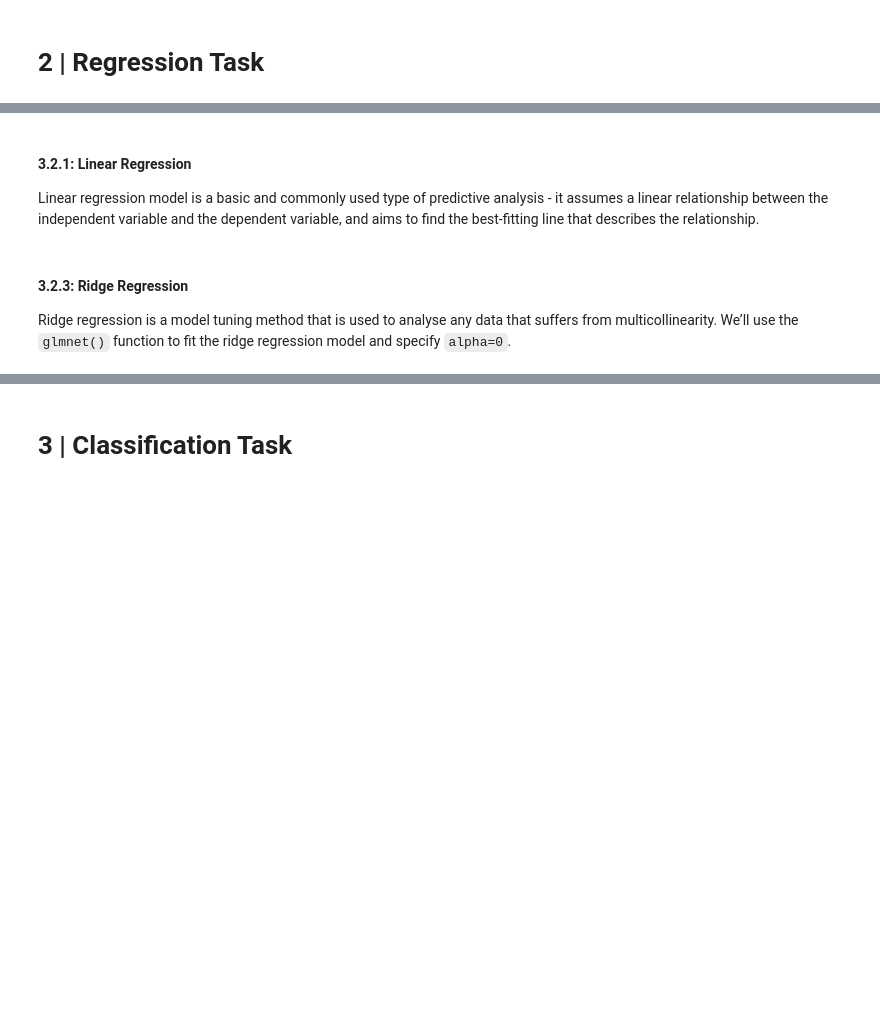
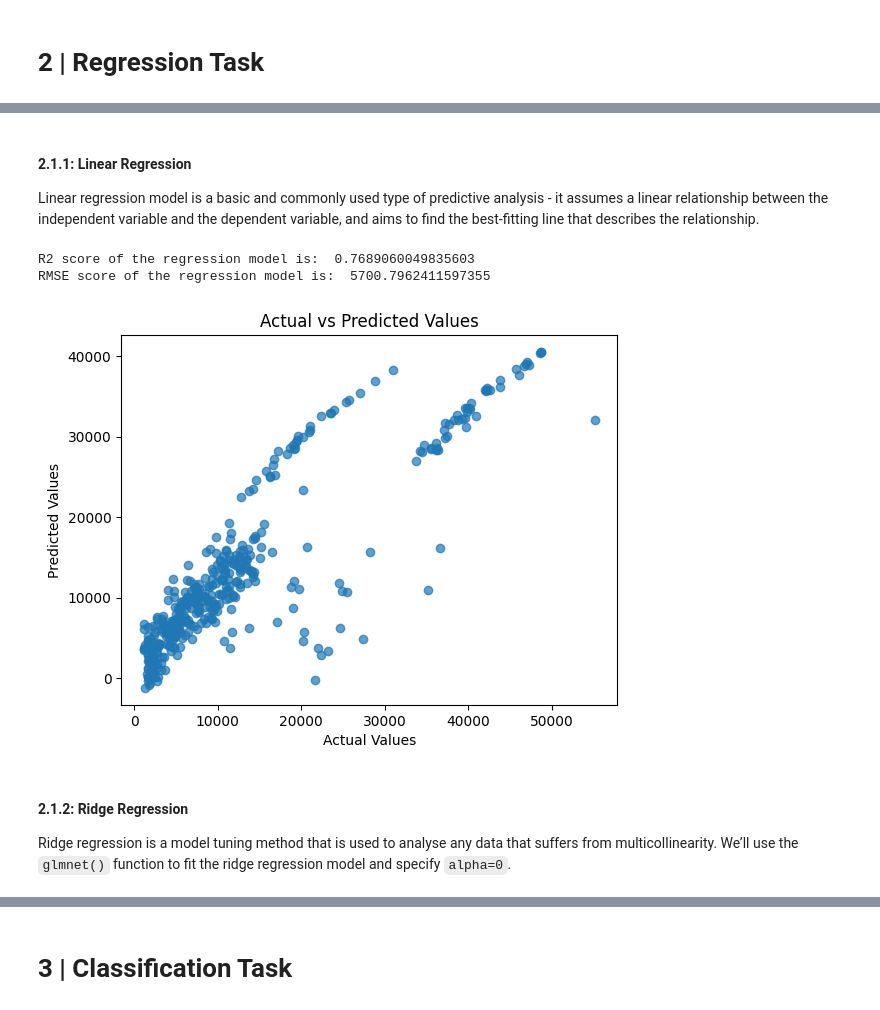
Before and after one commit to nuraishasb/supervisedML, a Jupyter notebook: Python_SupervisedML.ipynb, the cells around one changed output, grey strips where cells are left out. Drawn from its saved outputs; the diff is of its cells as text; code cells hidden in the pictures; blank space fills up the shorter version.

```diff
--- a/Python_SupervisedML.ipynb
+++ b/Python_SupervisedML.ipynb
@@ -65,4 +98,0 @@ We use exploratory data analysis (EDA) to investigate data sets and summarize th
-# %%
-from google.colab import drive
-drive.mount('/content/drive',force_remount=True)
-df = pd.read_csv('/content/drive/My Drive/DAC/insurance.csv')
@@ -94,26 +122,7 @@ sns.boxplot(data)
 # %%
-# assign all the missing values of the numerical data with the medians and scale the data using StandardScaler
-
-# assign all the categorical data with numerical values using OrdinalEncoder
-
-ordinal_encoder = OrdinalEncoder()
-
-age = data['age'].values.reshape(-1,1)
-data['age'] = ordinal_encoder.fit_transform(age)
-
-
-sex = data['sex'].values.reshape(-1,1)
-data['sex'] = ordinal_encoder.fit_transform(sex)
-
-region = data['region'].values.reshape(-1,1)
-data['region'] = ordinal_encoder.fit_transform(region)
-
-smoker = data['smoker'].values.reshape(-1,1)
-data['smoker'] = ordinal_encoder.fit_transform(smoker)
-
 # feature selection - split the data into features and targets. We want the target/dependent variable to be 'charges'.
-target = data['charges']
-features = data.loc[:, data.columns != 'charges']
+target = df['charges']
+features = df.loc[:, df.columns != 'charges']
 
 selected_features = []
 selector = SelectKBest(f_regression, k = 'all')
@@ -136,25 +160,39 @@ X_train, X_test, Y_train, Y_test = train_test_split(features, target, test_size
 # %% [markdown]
-#### 3.2.1: Linear Regression
+#### 2.1.1: Linear Regression
 
 Linear regression model is a basic and commonly used type of predictive analysis - it assumes a linear relationship between the independent variable and the dependent variable, and aims to find the best-fitting line that describes the relationship.
 # %%
-# train them in these 3 regressions and find their respective root mean squared error and coefficient of determination (r^2)
 # simple linear regression
 model = LinearRegression()
 model.fit(X_train, Y_train)
+
 predictions = model.predict(X_test)
+
+# R squared score measures the proportion of the variance in the dependent variable that is predictable from the independent variables
+# higher value the better
 r2_lr = r2_score(Y_test, predictions)
+
+# square root of the avg squared differences b/w predicted and act values
+# smaller value the better
 mse_lr = mean_squared_error(Y_test, predictions)
 rmse_lr = np.sqrt(mse_lr)
 
 print('R2 score of the regression model is: ', r2_lr)
-print('RMSE score of the regression model is: ', mse_lr)
+print('RMSE score of the regression model is: ', rmse_lr)
 
 #does not take into account multicollinearity
 
-plt.scatter(Y_test, predictions, alpha = 0.7)
+plt.scatter(Y_test, predictions, alpha=0.7)
+plt.xlabel('Actual Values')
+plt.ylabel('Predicted Values')
+plt.title('Actual vs Predicted Values')
+plt.show()
+# %% [output]
+R2 score of the regression model is:  0.7689060049835603
+RMSE score of the regression model is:  5700.7962411597355
+[figure, added]
 # %% [markdown]
-#### 3.2.3: Ridge Regression
+#### 2.1.2: Ridge Regression
 
 Ridge regression is a model tuning method that is used to analyse any data that suffers from multicollinearity. We’ll use the `glmnet()` function to fit the ridge regression model and specify `alpha=0`.
 # %%
```
Also changed, not shown: parts of 29 cells of this notebook.
